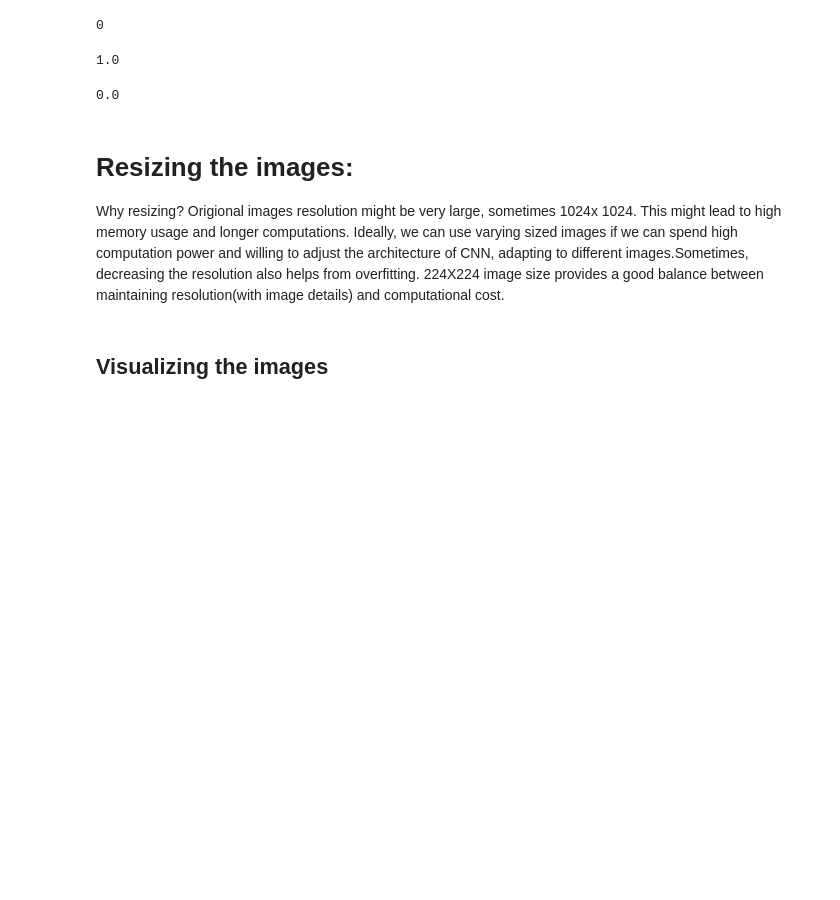
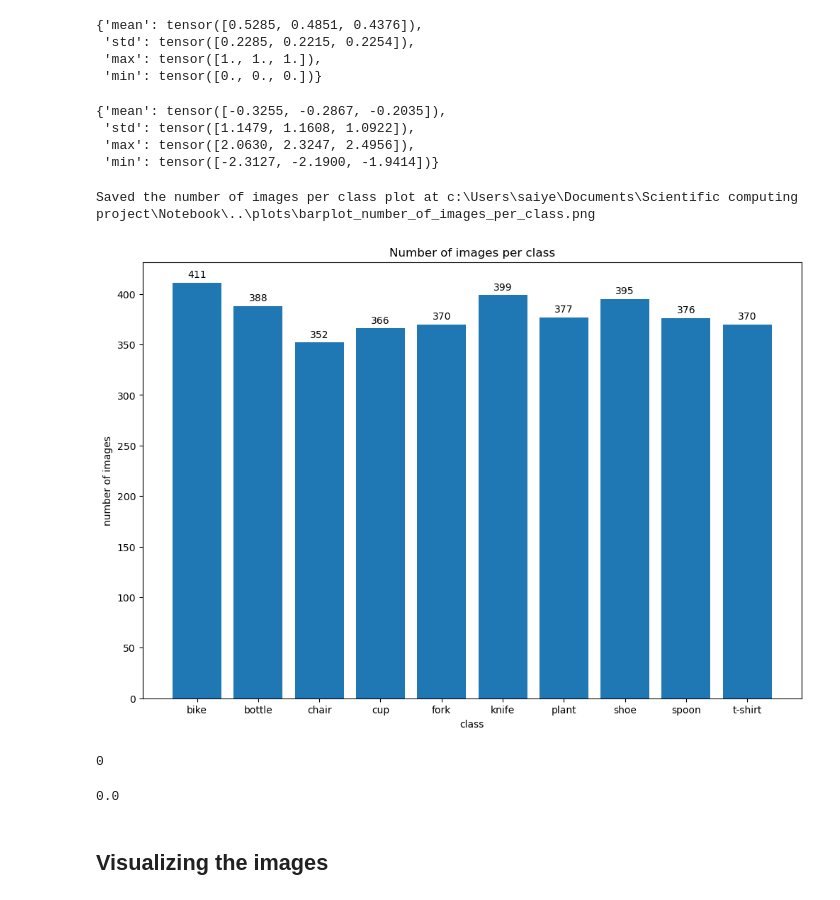
Before and after one commit to saiyedduri/Scientific-computing-project, a Jupyter notebook: Untitled-1.ipynb, the cells around one changed output. Cells and saved outputs as stored; diff of their text form; code cells hidden in the pictures; blank space fills up the shorter version.

```diff
--- a/Untitled-1.ipynb
+++ b/Untitled-1.ipynb
@@ -79,3 +244,49 @@ class_dict["chair"].max()
+# %%
+global_stats1 # mean,std before normalization(just converted to Tensor)
+# %% [output]
+{'mean': tensor([0.5285, 0.4851, 0.4376]),
+ 'std': tensor([0.2285, 0.2215, 0.2254]),
+ 'max': tensor([1., 1., 1.]),
+ 'min': tensor([0., 0., 0.])}
+# %%
+global_stats2 # mean and std after normalization
+# %% [output]
+{'mean': tensor([-0.3255, -0.2867, -0.2035]),
+ 'std': tensor([1.1479, 1.1608, 1.0922]),
+ 'max': tensor([2.0630, 2.3247, 2.4956]),
+ 'min': tensor([-2.3127, -2.1900, -1.9414])}
+# %%
+def plot_number_of_images(class_dict,save_title="barplot_number_of_images_per_class"):
+    fig,axis=plt.subplots(figsize=(12,8))
+    # Collecting the number of images in each class
+    num_images=[class_dict[class_name]["num_images"] for class_name in class_dict]
+
+    # Plotting number of images in each class
+    axis.bar(class_dict.keys(),num_images)
+
+    # Labelling the bars with number of images
+    for idx, value in enumerate(num_images):
+        axis.text(idx, value + 3, str(value), ha='center', va='bottom', fontsize=10)
+
+    # Labelling the axis
+    axis.set(xlabel="class",
+            ylabel="number of images",
+            title="Number of images per class")
+
+    dir_path=os.path.join(os.getcwd(),"..","plots")
+    image_path=os.path.join(dir_path,f"{save_title}.png")
+
+    # Creating the images directory
+    os.makedirs(dir_path, exist_ok=True)
+
+    # saves the plot at the path
+    plt.savefig(image_path)
+    print(f"Saved the number of images per class plot at {image_path}")
+
+plot_number_of_images(class_dict2)
+# %% [output]
+Saved the number of images per class plot at c:\Users\saiye\Documents\Scientific computing project\Notebook\..\plots\barplot_number_of_images_per_class.png
+[figure, added]
 # %%
 class_dict["chair"].min()
 # %% [output]
@@ -84,20 +295,10 @@ class_dict["chair"].min()
 # Normalizing the image to (0,1):
 X=class_dict["chair"].astype(np.float32)
 class_images=(X-X.min())/(X.max()-X.min())
-# %%
-class_images.max()
-# %% [output]
-1.0
 # %%
 class_images.min()
 # %% [output]
 0.0
-# %% [markdown]
-# Resizing the images:
-Why resizing?
-Origional images resolution might be very large, sometimes 1024x 1024. This might lead to high memory usage and longer computations.
-Ideally, we can use varying sized images if we can spend high computation power and willing to adjust the architecture of CNN, adapting to different images.Sometimes, decreasing the resolution also helps from overfitting.
-224X224 image size provides a good balance between maintaining resolution(with image details) and computational cost.
 # %% [markdown]
 ## Visualizing the images
 # %%
```
Also changed, not shown: parts of 17 cells of this notebook.
